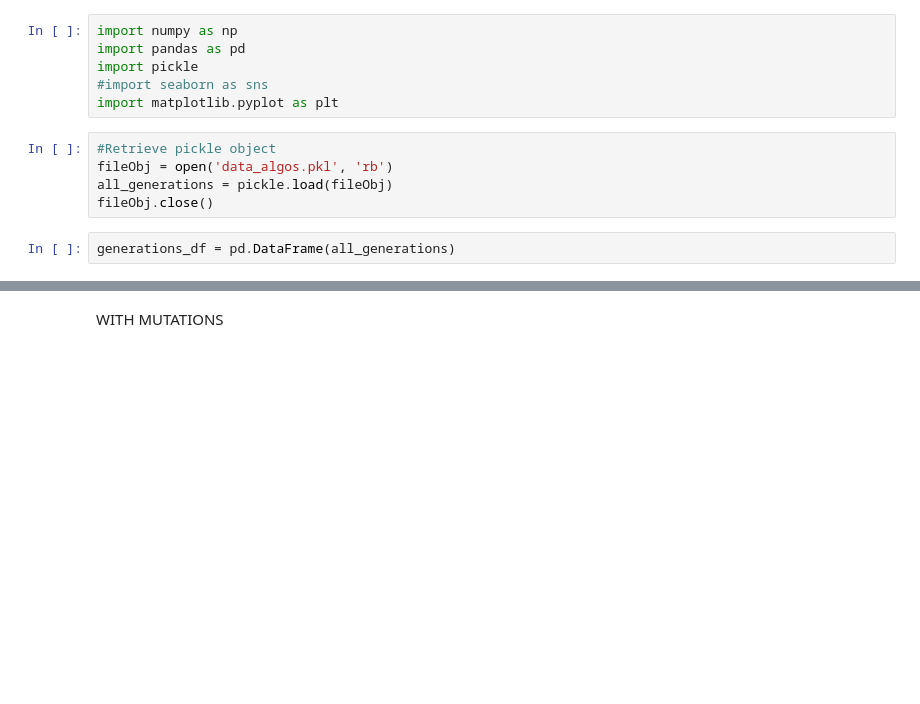
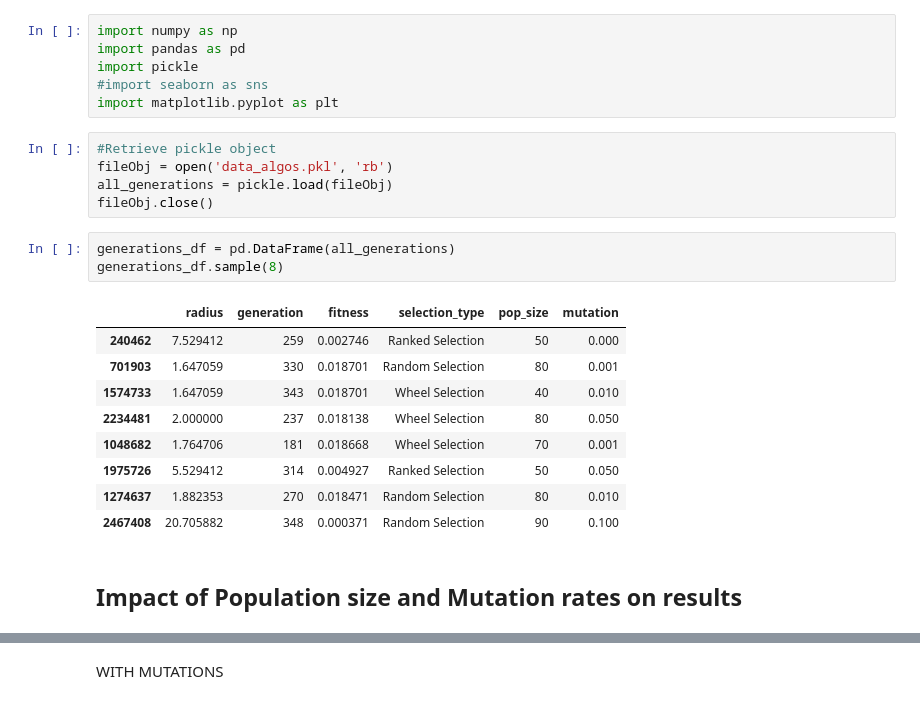
Before and after one commit to Elric-dev/HCAI_ML, a Jupyter notebook: ga_data_analysis.ipynb, the cells around one changed output, grey strips where cells are left out. Drawn from its saved outputs; the diff is of its cells as text; blank space fills up the shorter version.

```diff
--- a/ga_data_analysis.ipynb
+++ b/ga_data_analysis.ipynb
@@ -11,6 +11,19 @@ all_generations = pickle.load(fileObj)
 fileObj.close()
 # %%
 generations_df = pd.DataFrame(all_generations)
+generations_df.sample(8)
+# %% [output]
+|  | radius | generation | fitness | selection_type | pop_size | mutation |
+| 240462 | 7.529412 | 259 | 0.002746 | Ranked Selection | 50 | 0.000 |
+| 701903 | 1.647059 | 330 | 0.018701 | Random Selection | 80 | 0.001 |
+| 1574733 | 1.647059 | 343 | 0.018701 | Wheel Selection | 40 | 0.010 |
+| 2234481 | 2.000000 | 237 | 0.018138 | Wheel Selection | 80 | 0.050 |
+| 1048682 | 1.764706 | 181 | 0.018668 | Wheel Selection | 70 | 0.001 |
+| 1975726 | 5.529412 | 314 | 0.004927 | Ranked Selection | 50 | 0.050 |
+| 1274637 | 1.882353 | 270 | 0.018471 | Random Selection | 80 | 0.010 |
+| 2467408 | 20.705882 | 348 | 0.000371 | Random Selection | 90 | 0.100 |
+# %% [markdown]
+## Impact of Population size and Mutation rates on results
 # %%
 #Visualising the impact of pop_size on results
 mutation_rates = [0, 0.001, 0.01, 0.05, 0.1]
```
Also changed, not shown: parts of 25 cells of this notebook, 2 other files.
